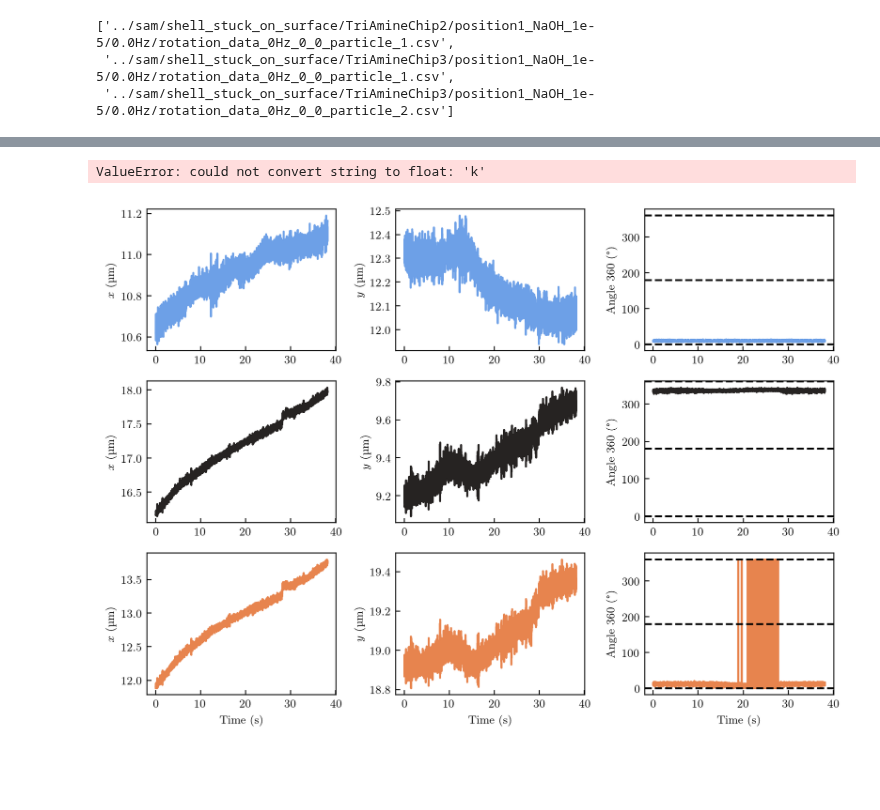
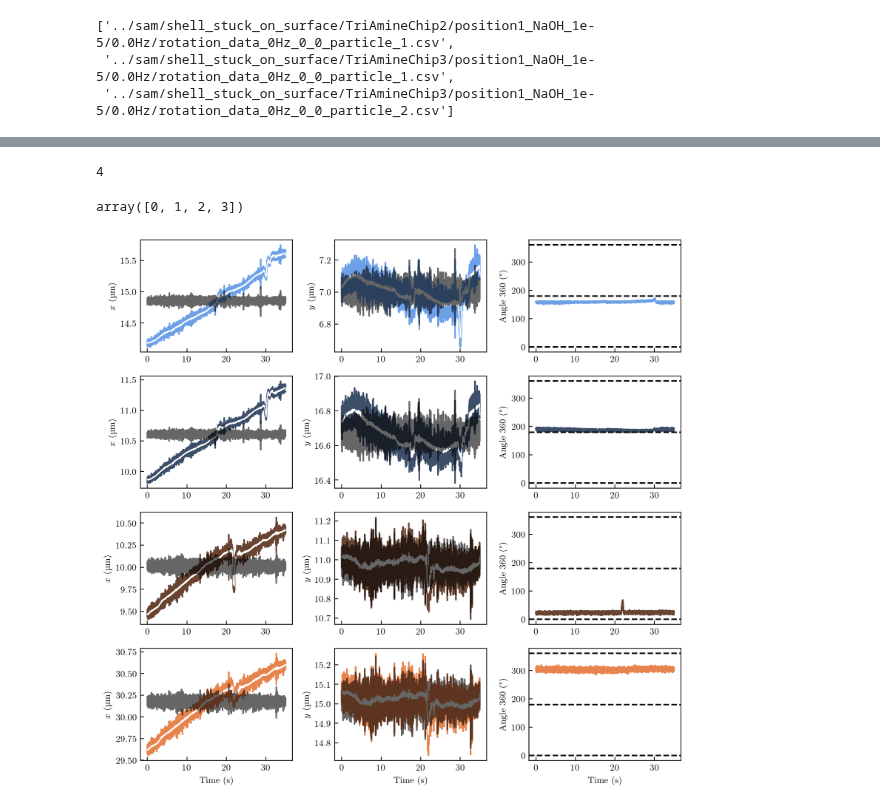
Before and after one commit to nicofares/wraptrack, a Jupyter notebook: rotation.ipynb, the cells around one changed output, grey strips where cells are left out. Cells and saved outputs as stored; diff of their text form; code cells hidden in the pictures; blank space fills up the shorter version.

```diff
--- a/rotation.ipynb
+++ b/rotation.ipynb
@@ -174,5 +200,5 @@ calib = 130e-9
 # %%
-filepaths = filepaths_1_0
+filepaths = filepaths_2_0
 
 filepaths
 # %% [output]
@@ -258,56 +285,78 @@ for i, path in enumerate(filepaths):
 del df, time, xpx, ypx, theta3
 # %%
 datas = datas[:,:,:]
+# %%
+np.shape(datas)[-1]
+# %% [output]
+4
 # %%
-indexes = np.arange(len(filepaths)) #[0, 3, 6] #, 2, 3] #2, Ntraj//2, Ntraj//2 + 2, Ntraj-1]
+indexes = np.arange(np.shape(datas)[-1])
+# indexes = np.arange(10)
 # %%
-for i in indexes:
-    print(sort_B_power(filepaths[i]))
+# for i in indexes:
+#     print(sort_B_power(filepaths[i]))
-# %% [output]
-ValueError: could not convert string to float: 'k'
 # %%
 colors = sns.diverging_palette(250, 30, l=65, center="dark", as_cmap=False, n=len(filepaths))
+# %%
+indexes
+# %% [output]
+array([0, 1, 2, 3])
 # %%
 fig, axes = plt.subplots(len(indexes), 3, figsize=(21/2.54, int(len(indexes)*5)/2.54))
 
 for i, ind in enumerate(indexes[::]):
-    path = filepaths[ind]
-    df = pd.read_csv(path)
-    df = df[:Ntime]
-    time = df['time_sec'].to_numpy()
-    xpx = df['com_x_px'].to_numpy()
-    ypx = df['com_y_px'].to_numpy()
-    x = xpx * calib
-    y = ypx * calib
-    theta3 = df['principal_angle_360_deg'].to_numpy()
+
+    time = datas[:,0,ind]
+    x = datas[:,1,ind]
+    y = datas[:,2,ind]
+    theta = datas[:,3,ind]
+
+    # xd = signal.detrend(x, type='linear')
+    # yd = signal.detrend(y, type='linear')
+
+    window = 101
+    polyorder = 1
+
+    xsmooth = signal.savgol_filter(x, window, polyorder)
+    ysmooth = signal.savgol_filter(y, window, polyorder)
+
+    xd = x - xsmooth
+    yd = y - ysmooth
 
     start = 0
     stop = len(time) #// 10
 
     axes[i, 0].plot(time[start:stop], x[start:stop] * 1e6, ls='-', color=colors[ind])
+    axes[i, 0].plot(time[start:stop], xsmooth[start:stop] * 1e6, ls='-', lw=1, color='white')
+    axes[i, 0].plot(time[start:stop], xd[start:stop] * 1e6 + np.nanmean(x) * 1e6, ls='-', color='k', alpha=0.6)
     axes[i, 1].plot(time[start:stop], y[start:stop] * 1e6, ls='-', color=colors[ind])
-    axes[i, 2].plot(time[start:stop], theta3[start:stop], ls='-', color=colors[ind])
+    axes[i, 1].plot(time[start:stop], ysmooth[start:stop] * 1e6, ls='-', lw=1, color='white')
+    axes[i, 1].plot(time[start:stop], yd[start:stop] * 1e6 + np.nanmean(y) * 1e6, ls='-', color='k', alpha=0.6)
+    axes[i, 2].plot(time[start:stop], theta[start:stop], ls='-', color=colors[ind])
 
     # axes[i,2].plot(datas[start:stop,0,0], datas[start:stop,3,0], ls='-')1e-5/1.0Hz/
 
     axes[i,2].axhline(y=180, ls='--', c='k')
     axes[i,2].axhline(y=0, ls='--', c='k')
     axes[i,2].axhline(y=360, ls='--', c='k')
+
+    datas[:,1,ind] = np.copy(xd)
+    datas[:,2,ind] = np.copy(yd)
 
 for j in range(3):
     axes[-1, j].set_xlabel('Time (s)')
 
 for i in range(len(indexes)):
     axes[i, 0].set_ylabel(r'$x$ (\textmu m)')
     axes[i, 1].set_ylabel(r'$y$ (\textmu m)')
     axes[i, 2].set_ylabel('Angle 360 (°)')
 
-del df, time, xpx, ypx, theta3
+del time, x, y, theta, start, stop, xd, yd
 
 plt.tight_layout()
 plt.show()
 # %% [output]
-[figure, old version]
+[figure, new version]
 # %%
 # tokeep = [0, 1, 2, 4, 6]
 
```
Also changed, not shown: parts of 26 cells of this notebook.
